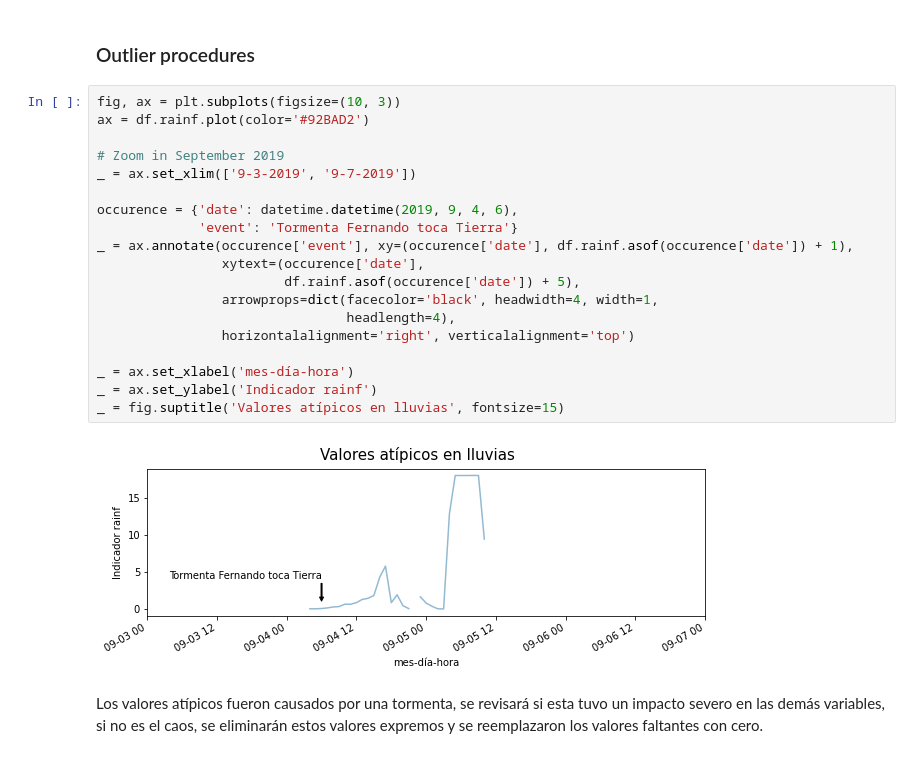
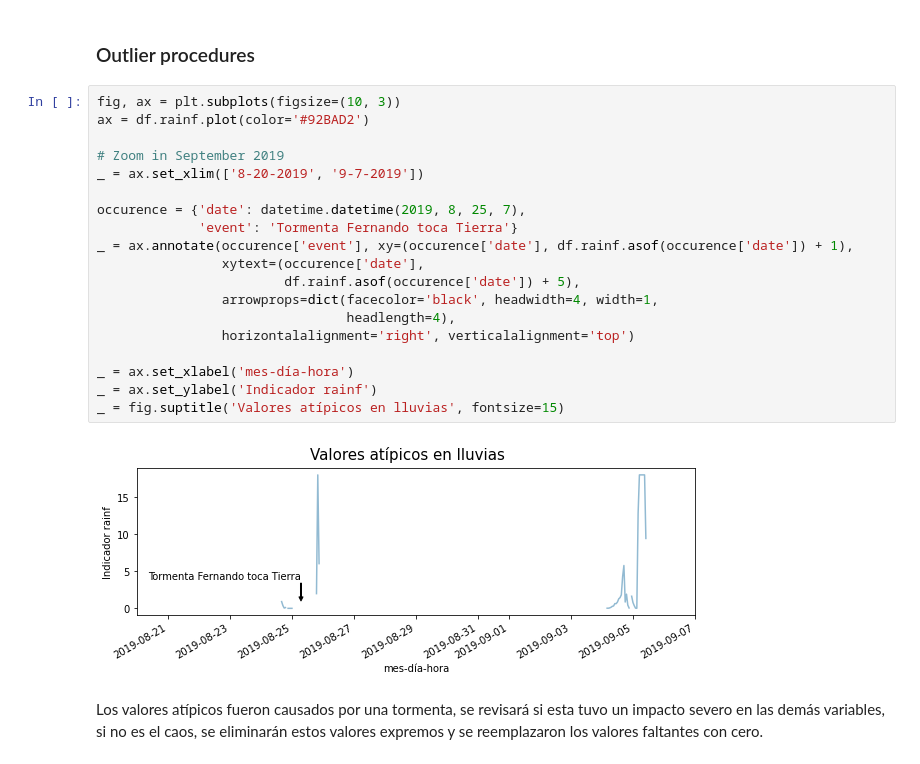
Before and after one commit to kmontocam/MA2003B, a Jupyter notebook: analysis.ipynb, the cells around one changed output. Drawn from its saved outputs; the diff is of its cells as text.

```diff
--- a/analysis.ipynb
+++ b/analysis.ipynb
@@ -195,24 +195,24 @@ ax.margins(0.05)
 # %%
 fig, ax = plt.subplots(figsize=(10, 3))
 ax = df.rainf.plot(color='#92BAD2')
 
 # Zoom in September 2019
-_ = ax.set_xlim(['9-3-2019', '9-7-2019'])
+_ = ax.set_xlim(['8-20-2019', '9-7-2019'])
 
-occurence = {'date': datetime.datetime(2019, 9, 4, 6),
+occurence = {'date': datetime.datetime(2019, 8, 25, 7),
              'event': 'Tormenta Fernando toca Tierra'}
 _ = ax.annotate(occurence['event'], xy=(occurence['date'], df.rainf.asof(occurence['date']) + 1),
                 xytext=(occurence['date'],
                         df.rainf.asof(occurence['date']) + 5),
                 arrowprops=dict(facecolor='black', headwidth=4, width=1,
                                 headlength=4),
                 horizontalalignment='right', verticalalignment='top')
 
 _ = ax.set_xlabel('mes-día-hora')
 _ = ax.set_ylabel('Indicador rainf')
 _ = fig.suptitle('Valores atípicos en lluvias', fontsize=15)
 # %% [output]
-[figure, old version]
+[figure, new version]
 # %% [markdown]
 Los valores atípicos fueron causados por una tormenta, se revisará si esta tuvo un impacto severo en las demás variables, si no es el caos, se eliminarán estos valores expremos y se  reemplazaron los valores faltantes con cero.
 # %%
```
Also changed, not shown: parts of 8 cells of this notebook.
